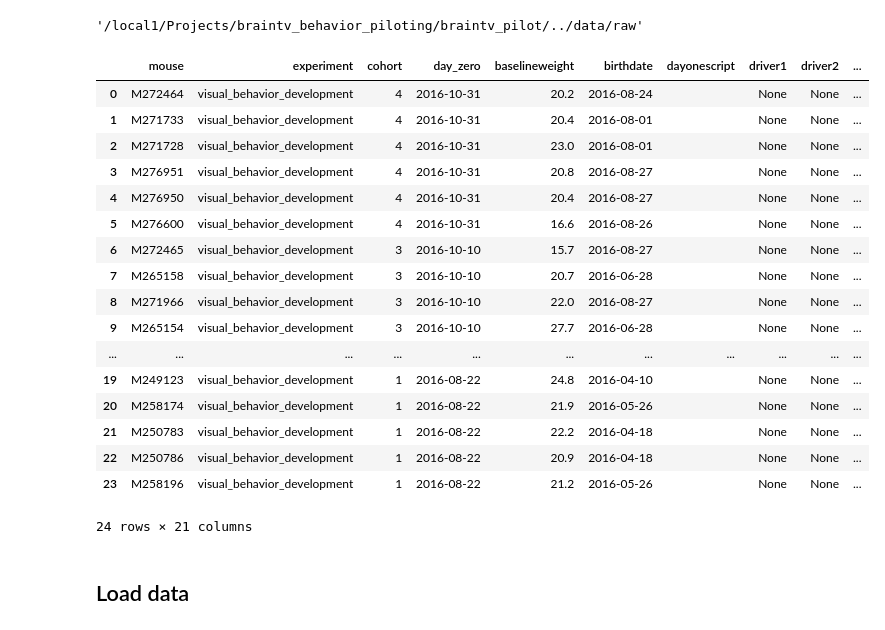
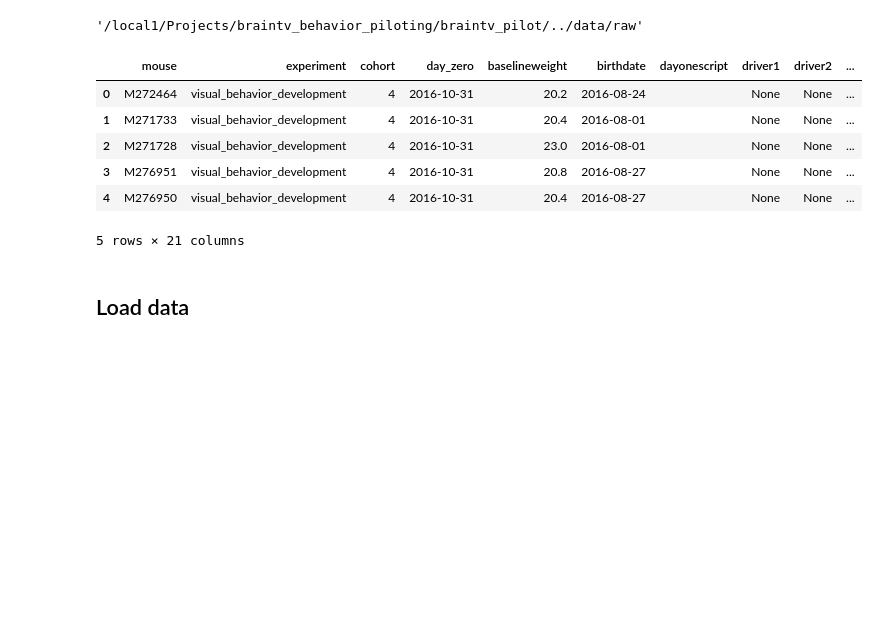
Before and after one commit to AllenInstitute/visual_behavior_analysis, a Jupyter notebook: notebooks/2016.10.26 - Cohort Dashboard.ipynb, the cells around one changed output. Drawn from its saved outputs; the diff is of its cells as text; code cells hidden in the pictures; blank space fills up the shorter version.

```diff
--- a/notebooks/2016.10.26 - Cohort Dashboard.ipynb
+++ b/notebooks/2016.10.26 - Cohort Dashboard.ipynb
@@ -63,26 +63,15 @@ cohort_assignment = cohort_assignment.merge(
     right_on='mouse_id'
 )
 # %%
-cohort_assignment
+cohort_assignment.head()
 # %% [output]
 |  | mouse | experiment | cohort | day_zero | baselineweight | birthdate | dayonescript | driver1 | driver2 | ... |
 | 0 | M272464 | visual_behavior_development | 4 | 2016-10-31 | 20.2 | 2016-08-24 |  | None | None | ... |
 | 1 | M271733 | visual_behavior_development | 4 | 2016-10-31 | 20.4 | 2016-08-01 |  | None | None | ... |
 | 2 | M271728 | visual_behavior_development | 4 | 2016-10-31 | 23.0 | 2016-08-01 |  | None | None | ... |
 | 3 | M276951 | visual_behavior_development | 4 | 2016-10-31 | 20.8 | 2016-08-27 |  | None | None | ... |
 | 4 | M276950 | visual_behavior_development | 4 | 2016-10-31 | 20.4 | 2016-08-27 |  | None | None | ... |
-| 5 | M276600 | visual_behavior_development | 4 | 2016-10-31 | 16.6 | 2016-08-26 |  | None | None | ... |
-| 6 | M272465 | visual_behavior_development | 3 | 2016-10-10 | 15.7 | 2016-08-27 |  | None | None | ... |
-| 7 | M265158 | visual_behavior_development | 3 | 2016-10-10 | 20.7 | 2016-06-28 |  | None | None | ... |
-| 8 | M271966 | visual_behavior_development | 3 | 2016-10-10 | 22.0 | 2016-08-27 |  | None | None | ... |
-| 9 | M265154 | visual_behavior_development | 3 | 2016-10-10 | 27.7 | 2016-06-28 |  | None | None | ... |
-| ... | ... | ... | ... | ... | ... | ... | ... | ... | ... | ... |
-| 19 | M249123 | visual_behavior_development | 1 | 2016-08-22 | 24.8 | 2016-04-10 |  | None | None | ... |
-| 20 | M258174 | visual_behavior_development | 1 | 2016-08-22 | 21.9 | 2016-05-26 |  | None | None | ... |
-| 21 | M250783 | visual_behavior_development | 1 | 2016-08-22 | 22.2 | 2016-04-18 |  | None | None | ... |
-| 22 | M250786 | visual_behavior_development | 1 | 2016-08-22 | 20.9 | 2016-04-18 |  | None | None | ... |
-| 23 | M258196 | visual_behavior_development | 1 | 2016-08-22 | 21.2 | 2016-05-26 |  | None | None | ... |
-24 rows × 21 columns
+5 rows × 21 columns
 # %% [markdown]
 ## Load data
 # %%
```
Also changed, not shown: parts of 20 cells of this notebook, 27 other files.
